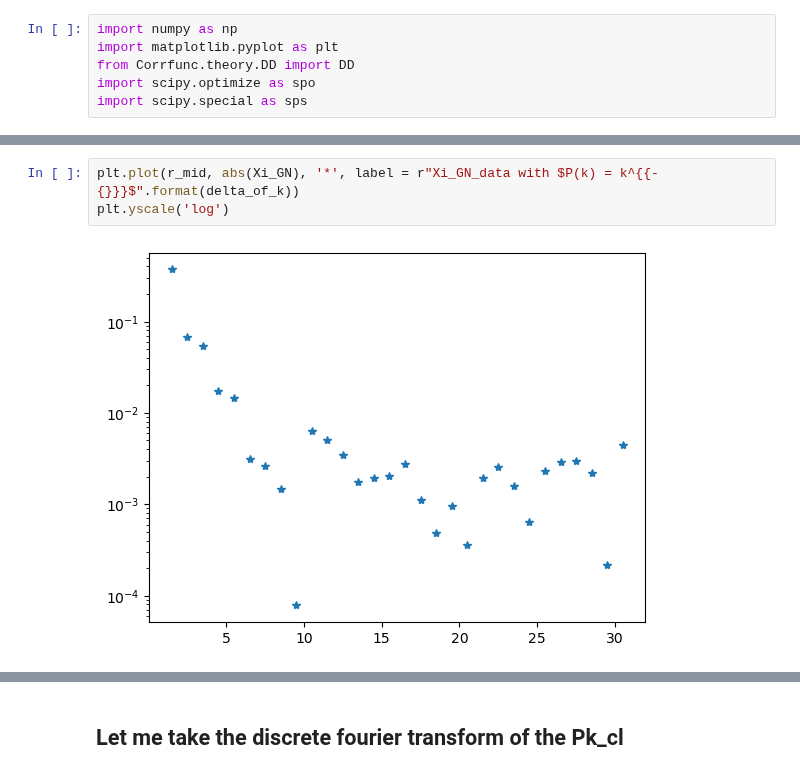
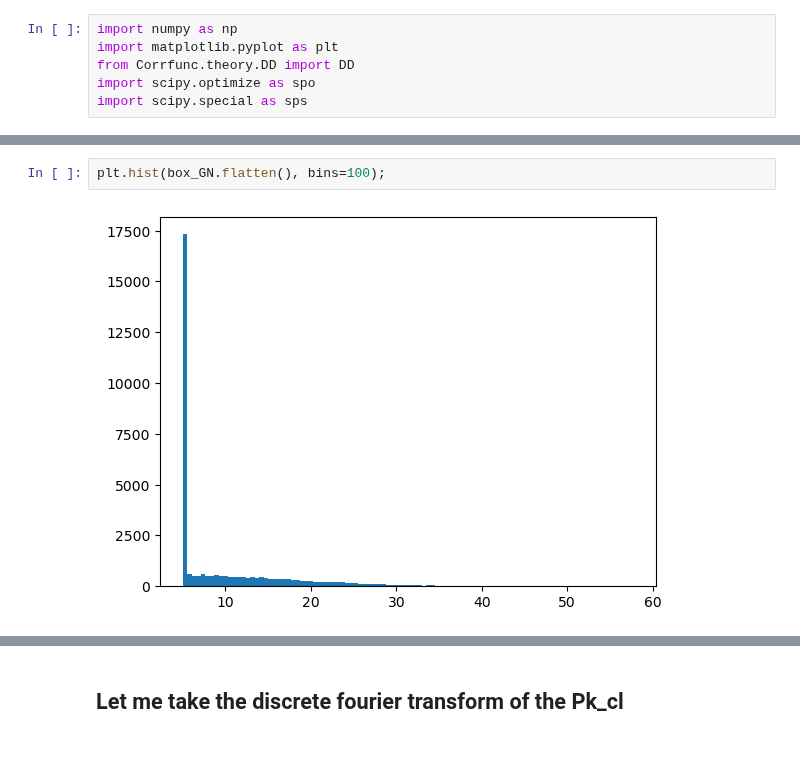
Before and after one commit to VibinRam/DP2, a Jupyter notebook: Codes/Clustering_simulation/GonzNuevoCheck.ipynb, the cells around one changed output, grey strips where cells are left out. Cells and saved outputs as stored; diff of their text form.

```diff
--- a/Codes/Clustering_simulation/GonzNuevoCheck.ipynb
+++ b/Codes/Clustering_simulation/GonzNuevoCheck.ipynb
@@ -199,5 +194,4 @@ ax.legend()
-# %%
-plt.plot(r_mid, abs(Xi_GN), '*', label = r"Xi_GN_data with $P(k) = k^{{-{}}}$".format(delta_of_k))
-plt.yscale('log')
-# %% [output]
-[figure, removed]
+# %%
+plt.hist(box_GN.flatten(), bins=100);
+# %% [output]
+[figure, added]
```
Also changed, not shown: parts of 18 cells of this notebook, 1 other file.
